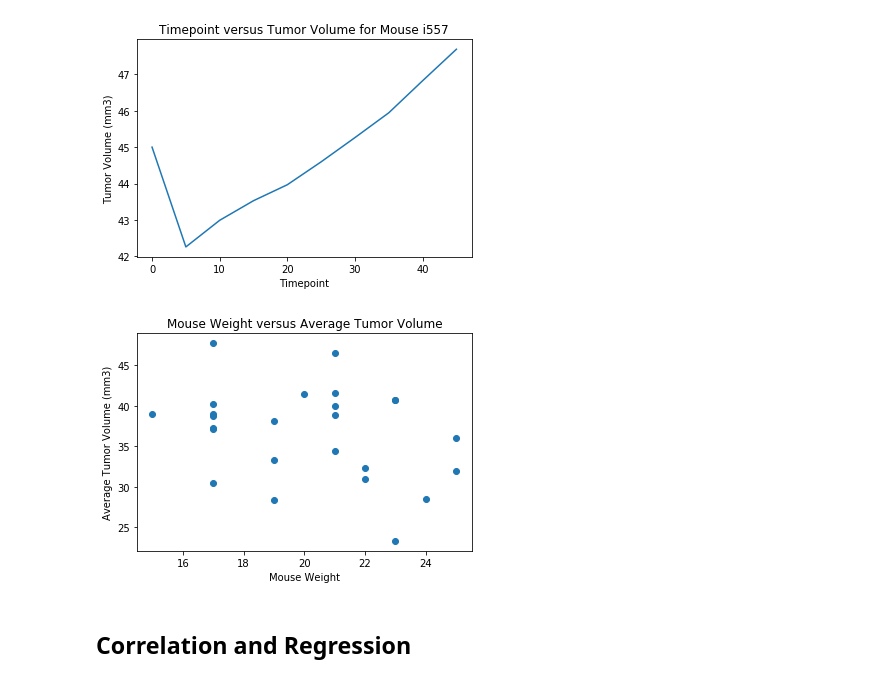
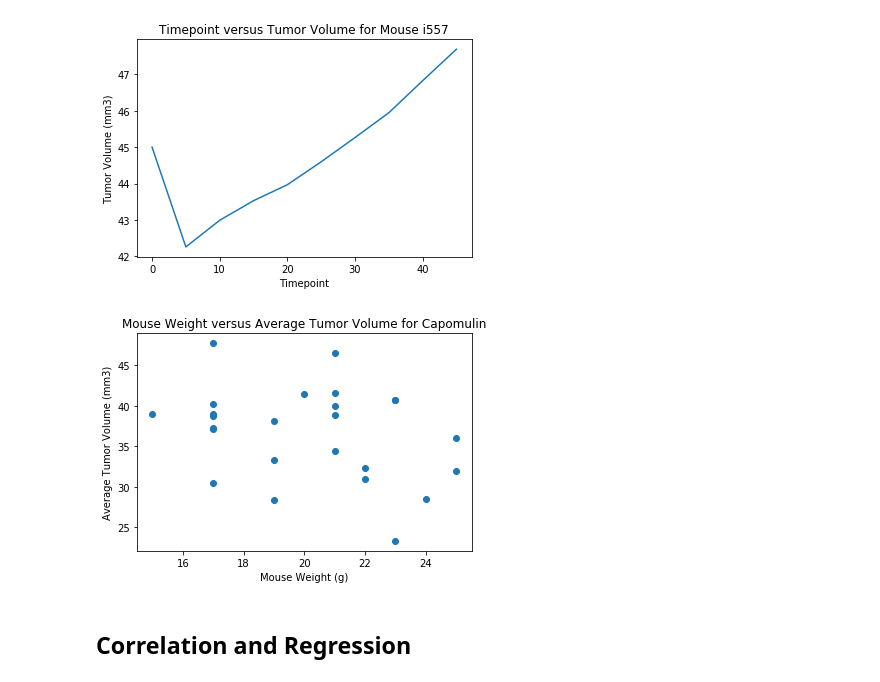
Before and after one commit to blt1339/matplotlib-challenge, a Jupyter notebook: Pymaceuticals/pymaceuticals.ipynb, the cells around one changed output. Drawn from its saved outputs; the diff is of its cells as text; code cells hidden in the pictures.

```diff
--- a/Pymaceuticals/pymaceuticals.ipynb
+++ b/Pymaceuticals/pymaceuticals.ipynb
@@ -389,14 +390,14 @@ plt.show()
 # %%
 # Generate a scatter plot of mouse weight versus average tumor volume for the Capomulin regimen
 x_axis = capomulin_records_df['Weight (g)']
 y_axis = capomulin_records_df.groupby('Mouse ID').mean()['Tumor Volume (mm3)']
 plt.scatter(x_axis, y_axis)
-plt.title('Mouse Weight versus Average Tumor Volume')
-plt.xlabel('Mouse Weight')
+plt.title('Mouse Weight versus Average Tumor Volume for Capomulin')
+plt.xlabel('Mouse Weight (g)')
 plt.ylabel('Average Tumor Volume (mm3)')
 
 plt.show()
 # %% [output]
-[figure, old version]
+[figure, new version]
 # %% [markdown]
 ## Correlation and Regression
```
Also changed, not shown: parts of 3 cells of this notebook.
